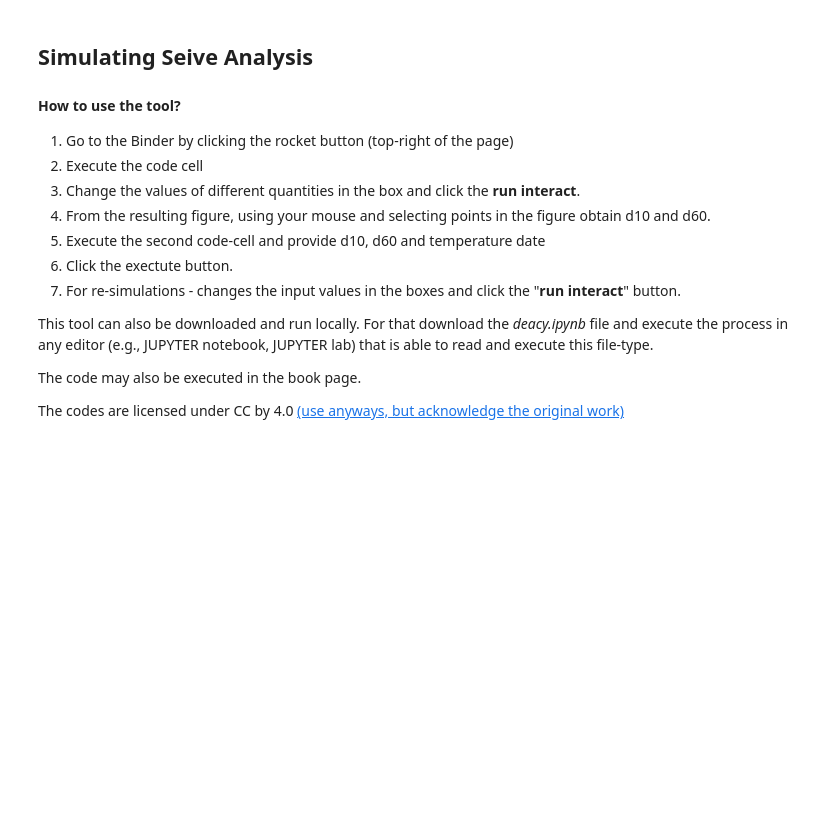
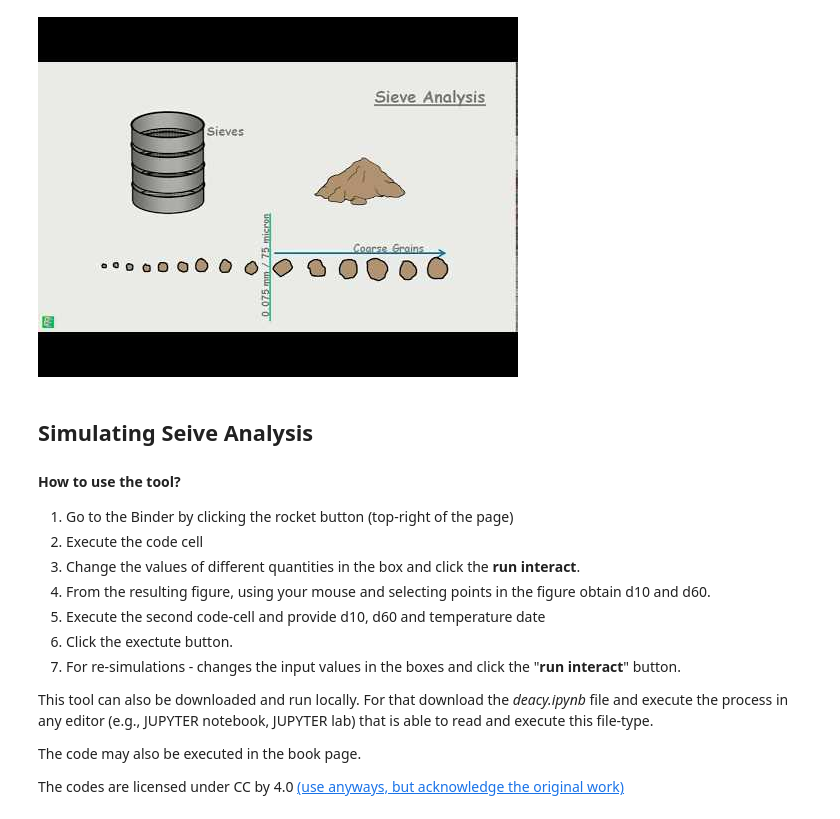
Before and after one commit to prabhasyadav/try1, a Jupyter notebook: _sources/content/tools/sieve_analysis.ipynb, the cells around one changed output. Saved outputs shown, nothing was run; the diff lists cells and outputs as text; code cells hidden in the pictures; blank space fills up the shorter version.

```diff
--- a/_sources/content/tools/sieve_analysis.ipynb
+++ b/_sources/content/tools/sieve_analysis.ipynb
@@ -1,3 +4,9 @@
+# %%
+display(YouTubeVideo("AM-NrQoRIYY",
+                     width=350,height=200,title="Argo Online School",
+                    allow="accelerometer; autoplay; clipboard-write; encrypted-media; gyroscope; picture-in-picture allowfullscreen"))
+# %% [output]
+[figure, added]
 # %% [markdown]
 ## Simulating Seive Analysis ##
 
```
Also changed, not shown: parts of 1 cell of this notebook, 44 other files.
